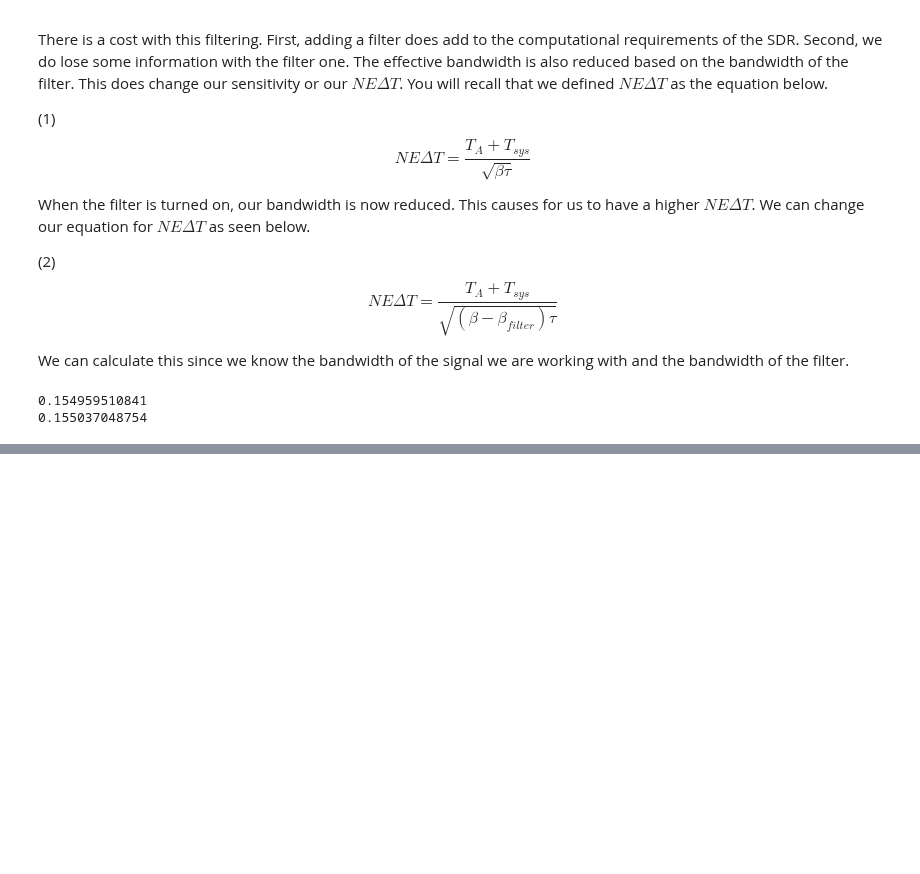
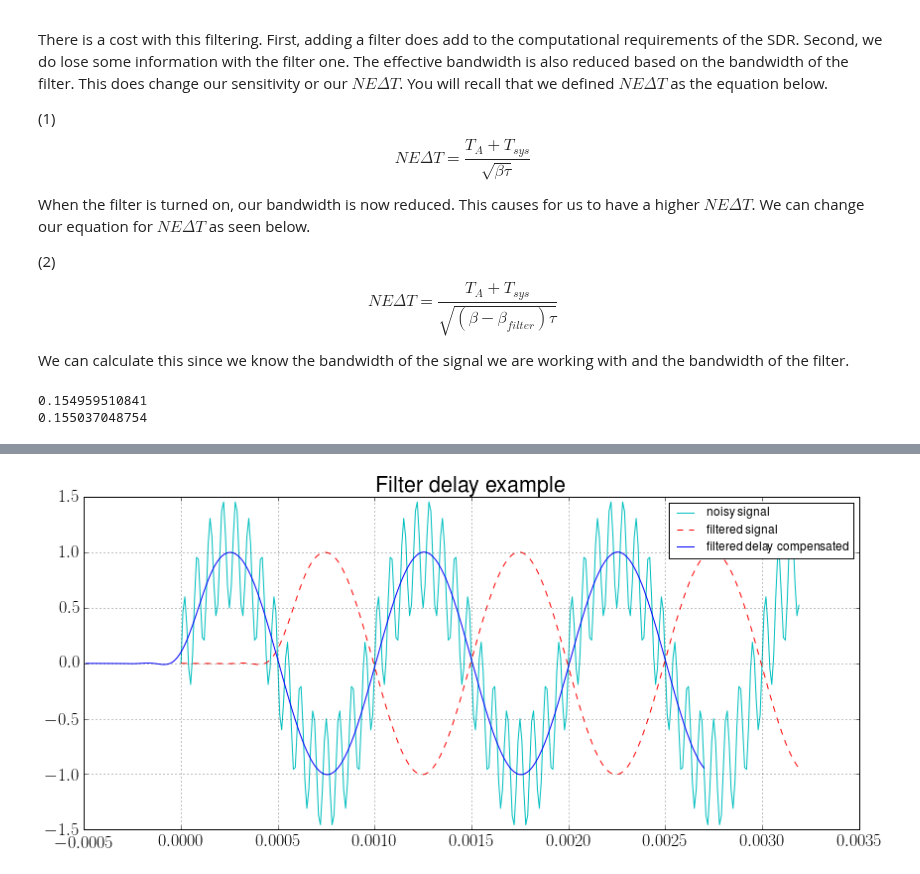
Before and after one commit to matgyver/Radiometer-SDR-Thesis, a Jupyter notebook: Experiments/Exp4/radiometer_experiment_4.ipynb, the cells around one changed output, grey strips where cells are left out. Saved outputs shown, nothing was run; the diff lists cells and outputs as text; code cells hidden in the pictures; blank space fills up the shorter version.

Commit message:
Added filter delay
Added filter delay to exp4.

```diff
--- a/Experiments/Exp4/radiometer_experiment_4.ipynb
+++ b/Experiments/Exp4/radiometer_experiment_4.ipynb
@@ -443,0 +466,80 @@ print NEAT_SDR_FILTER
+# %%
+from numpy import sin, arange, pi
+from scipy.signal import lfilter, firwin
+from pylab import figure, plot, grid, show
+
+#------------------------------------------------
+# Create a signal for demonstration.
+#------------------------------------------------
+# 320 samples of (1000Hz + 15000 Hz) at 100 kHz
+sample_rate = 100000.
+nsamples = 320
+
+F_1KHz = 1000.
+A_1KHz = 1.0
+
+F_15KHz = 15000.
+A_15KHz = 0.5
+
+t = arange(nsamples) / sample_rate
+signal = A_1KHz * sin(2*pi*F_1KHz*t) + A_15KHz*sin(2*pi*F_15KHz*t)
+
+#------------------------------------------------
+# Create a FIR filter and apply it to signal.
+#------------------------------------------------
+# The Nyquist rate of the signal.
+nyq_rate = sample_rate / 2.
+
+# The cutoff frequency of the filter: 6KHz
+cutoff_hz = 6000.0
+
+# Length of the filter (number of coefficients, i.e. the filter order + 1)
+numtaps = 100
+
+# Use firwin to create a lowpass FIR filter
+fir_coeff = firwin(numtaps, cutoff_hz/nyq_rate)
+
+
+# Use lfilter to filter the signal with the FIR filter
+filtered_signal = lfilter(fir_coeff, 1.0, signal)
+
+#------------------------------------------------
+# Plot the original and filtered signals.
+#------------------------------------------------
+
+# The first N-1 samples are "corrupted" by the initial conditions
+warmup = numtaps - 1
+
+# The phase delay of the filtered signal
+delay = (warmup / 2) / sample_rate
+print delay
+fig = plt.figure(figsize=(14,6), dpi=300)
+
+# Plot the original signal
+plot(t, signal,'c',label='noisy signal')
+
+# Plot the filtered signal, shifted to compensate for the phase delay
+plot(t, filtered_signal, 'r--', label='filtered signal')
+
+plot(t-delay, filtered_signal, 'b-', label='filtered delay compensated')
+legend(loc='upper right',prop={'size':12})
+# Plot just the "good" part of the filtered signal.  The first N-1
+# samples are "corrupted" by the initial conditions.
+#plot(t[warmup:]-delay, filtered_signal[warmup:], 'g', linewidth=4)
+title('Filter delay example')
+grid(True)
+
+fig.savefig("demo_filter_delay.pdf", dpi=300)
+fig.savefig("demo_filter_delay.png", dpi=300)
+
+#------------------------------------------------
+# Print values
+#------------------------------------------------
+#def print_values(label, values):
+#    var = "float32_t %s[%d]" % (label, len(values))
+#    print "%-30s = {%s}" % (var, ', '.join(["%+.10f" % x for x in values]))
+
+#print_values('signal', signal)
+#print_values('fir_coeff', fir_coeff)
+#print_values('filtered_signal', filtered_signal)
+# %% [output]
@@ -443,0 +547 @@ print NEAT_SDR_FILTER
+[figure, added]
```
Also changed, not shown: parts of 4 cells of this notebook, 14 other files.
